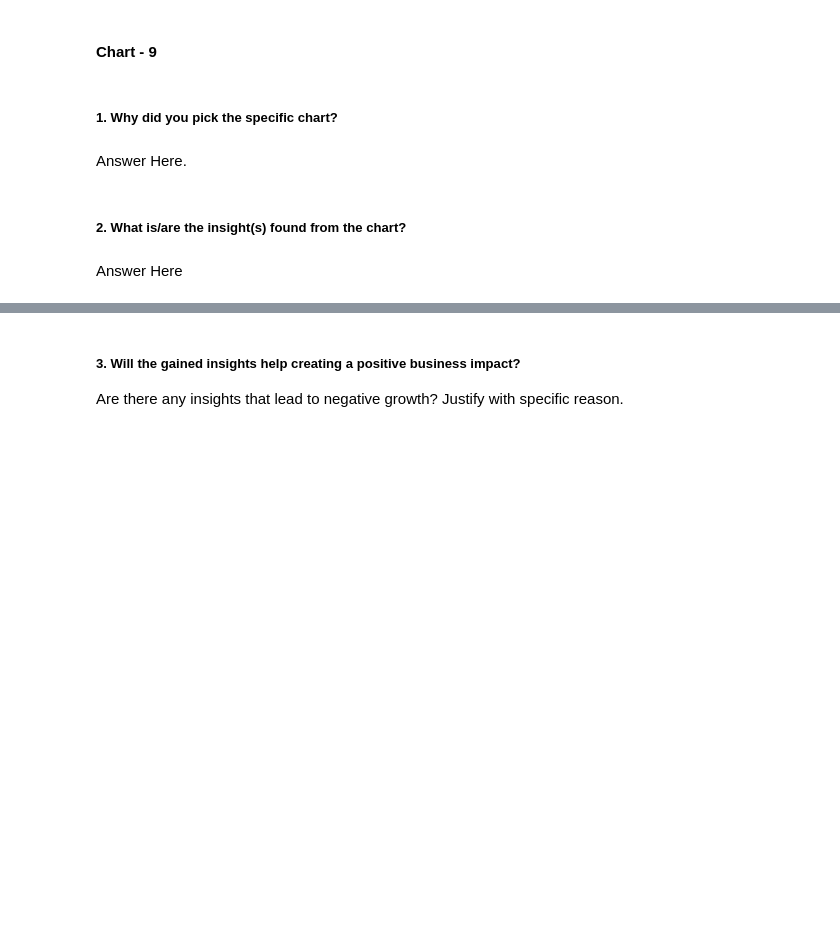
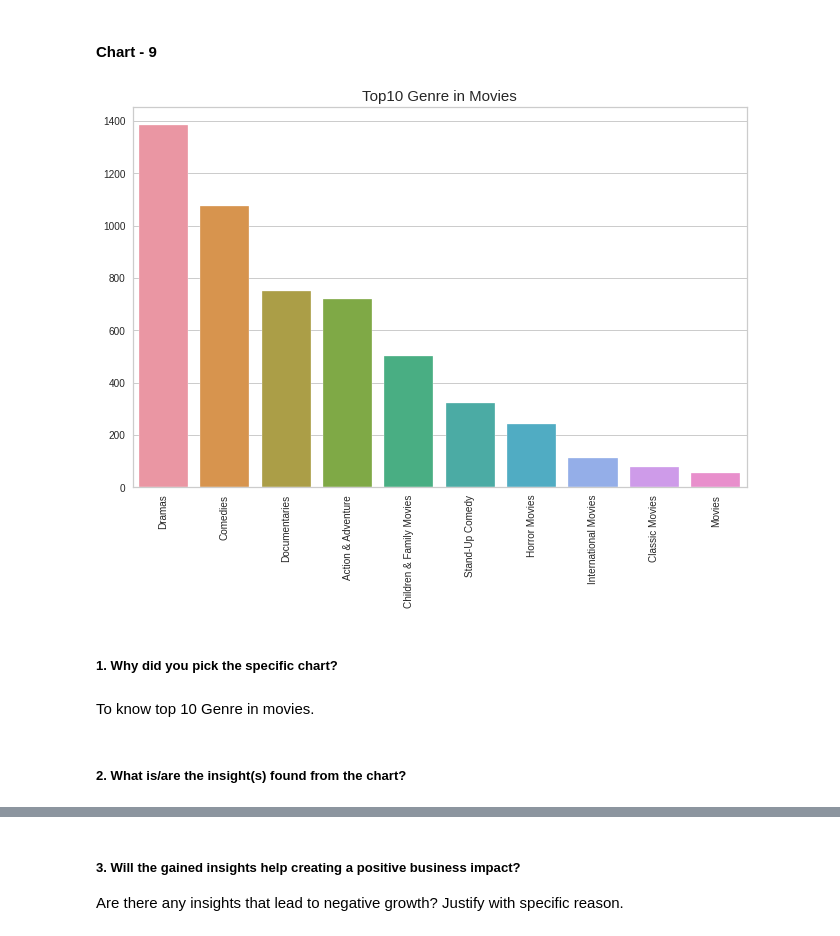
Before and after one commit to HKishanPatel/Netflix-Movies-and-TV-Shows-Clustering, a Jupyter notebook: Netflix_Movies_and_TV_Shows_Clustering.ipynb, the cells around one changed output, grey strips where cells are left out. Drawn from its saved outputs; the diff is of its cells as text; code cells hidden in the pictures; blank space fills up the shorter version.

```diff
--- a/Netflix_Movies_and_TV_Shows_Clustering.ipynb
+++ b/Netflix_Movies_and_TV_Shows_Clustering.ipynb
@@ -667,8 +685,17 @@ Answer Here
+# %%
+# Chart - 9 visualization code
+# Top 10 Genre in movies
+plt.figure(figsize=(11,7))
+sns.barplot(x = netflix_movies["listed_in"].value_counts().head(10).index,
+            y = netflix_movies["listed_in"].value_counts().head(10).values)
+plt.xticks(rotation=90)
+plt.title('Top10 Genre in Movies', fontsize = 15)
+plt.show()
+# %% [output]
+[figure, added]
 # %% [markdown]
 ##### 1. Why did you pick the specific chart?
-# %% [markdown]
-Answer Here.
+# %% [markdown]
+To know top 10 Genre in movies.
 # %% [markdown]
 ##### 2. What is/are the insight(s) found from the chart?
-# %% [markdown]
-Answer Here
```
Also changed, not shown: parts of 36 cells of this notebook.
